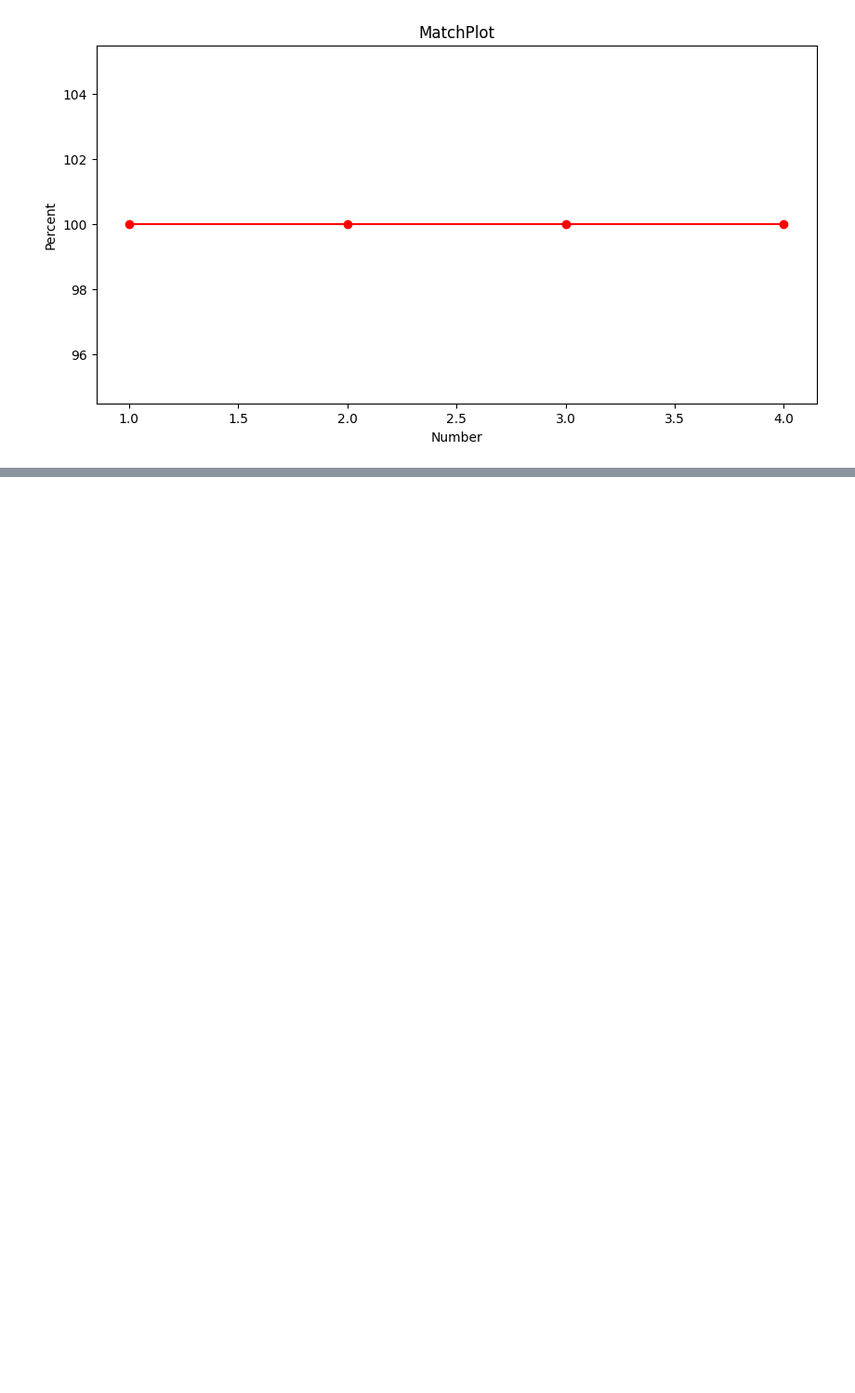
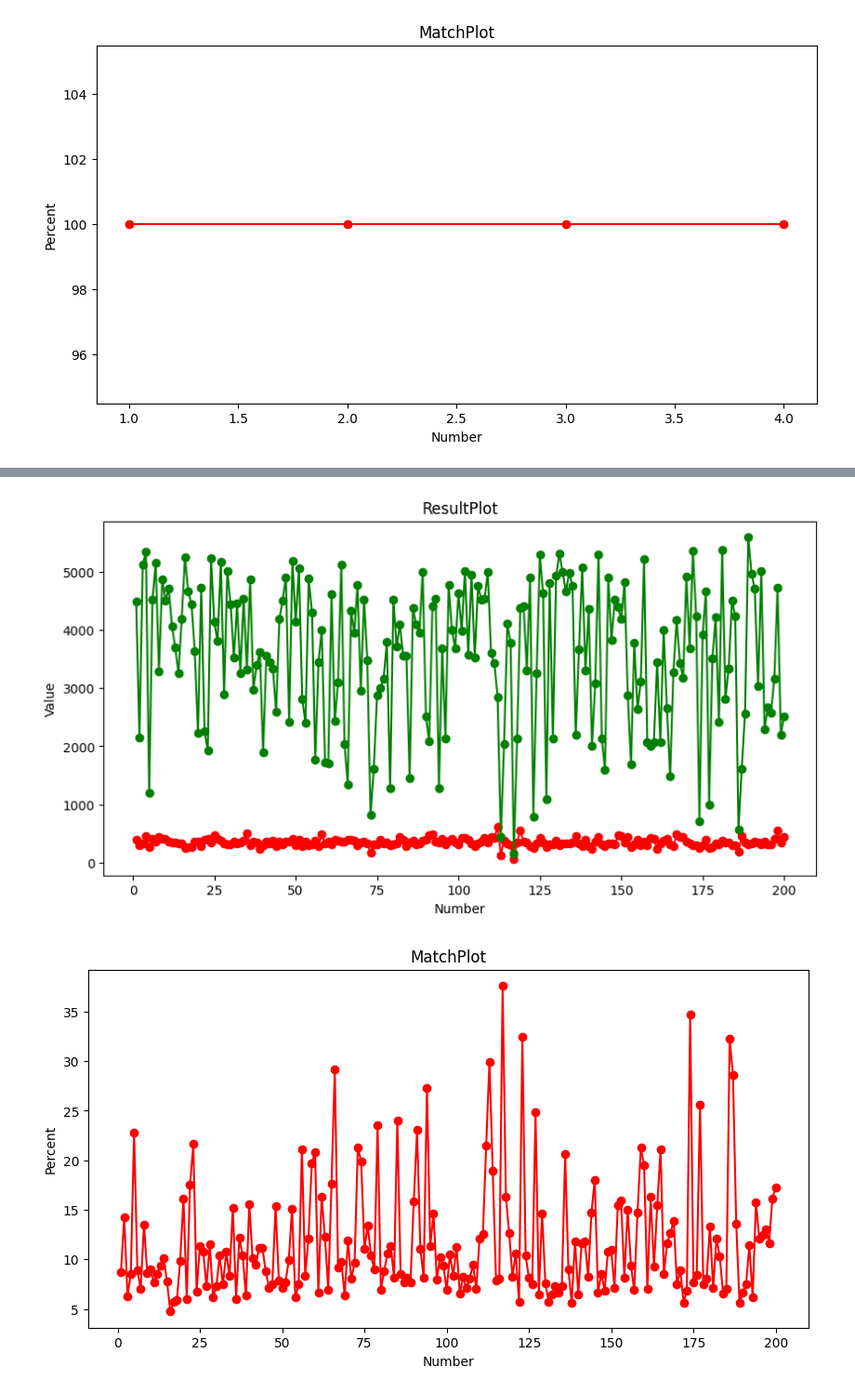
Before and after one commit to IvanyutinSA/KnapsackProblem, a Jupyter notebook: compilation.ipynb, the cells around one changed output, grey strips where cells are left out. Shown at 93% size. Saved outputs shown, nothing was run; the diff lists cells and outputs as text; code cells hidden in the pictures; blank space fills up the shorter version.

```diff
--- a/compilation.ipynb
+++ b/compilation.ipynb
@@ -141,0 +185,8 @@ vis.MatchPlot(y_hat, y)
+# %%
+items = 100
+cases = 200
+
+y_hat, y = test.RandomMultipleCases(items=items, cases=cases)
+
+print("our\tlib")
+display_pairs(y_hat, y)
@@ -141,0 +211,6 @@ vis.MatchPlot(y_hat, y)
+# %%
+vis.ResultPlot(y_hat, y)
+vis.MatchPlot(y_hat, y)
+# %% [output]
+[figure, added]
+[figure, added]
```
Also changed, not shown: parts of 19 cells of this notebook, 18 other files.
